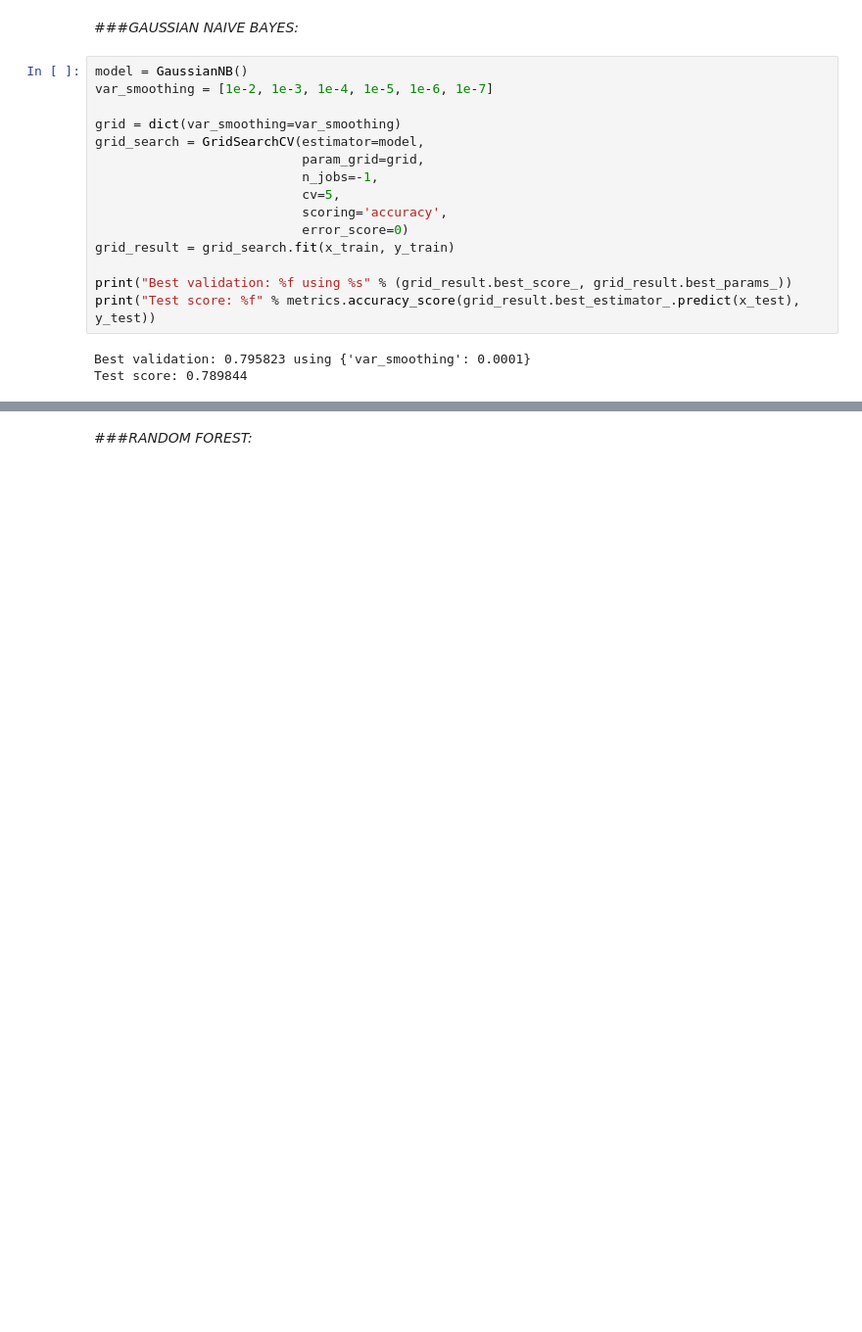
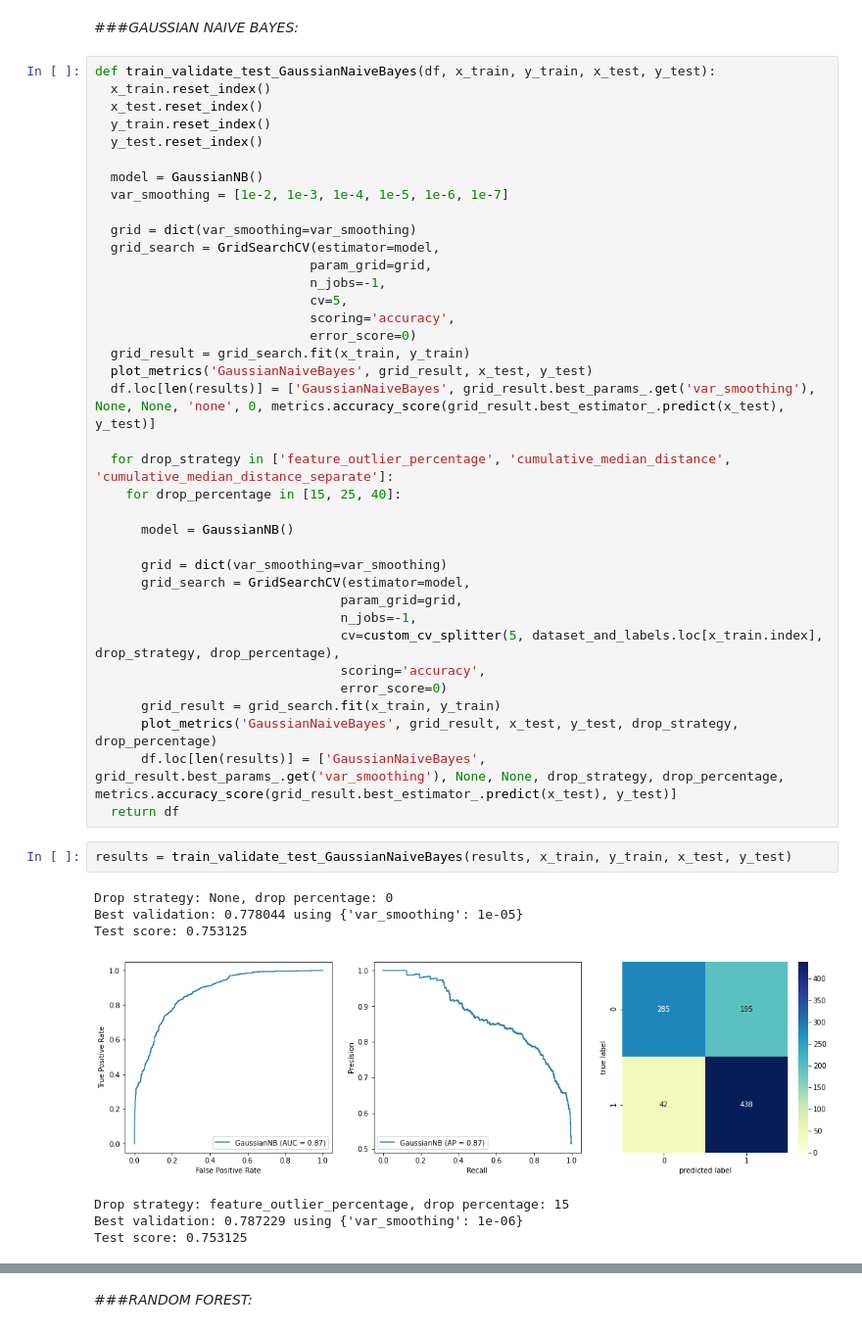
Before and after one commit to MatteoStoisa/DataSpaces_project, a Jupyter notebook: projectDataSpacesMatteoStoisa_the_spotify_hit_predictor_dataset_dataset_of_10s.ipynb, the cells around one changed output, grey strips where cells are left out. Shown at 98% size. Drawn from its saved outputs; the diff is of its cells as text; blank space fills up the shorter version.

```diff
--- a/projectDataSpacesMatteoStoisa_the_spotify_hit_predictor_dataset_dataset_of_10s.ipynb
+++ b/projectDataSpacesMatteoStoisa_the_spotify_hit_predictor_dataset_dataset_of_10s.ipynb
@@ -823,20 +663,49 @@ Test score: 0.796875
 # %% [markdown]
 ###*GAUSSIAN NAIVE BAYES:*
-# %%
-model = GaussianNB()
-var_smoothing = [1e-2, 1e-3, 1e-4, 1e-5, 1e-6, 1e-7]
-
-grid = dict(var_smoothing=var_smoothing)
-grid_search = GridSearchCV(estimator=model,
-                           param_grid=grid,
-                           n_jobs=-1,
-                           cv=5,
-                           scoring='accuracy',
-                           error_score=0)
-grid_result = grid_search.fit(x_train, y_train)
-
-print("Best validation: %f using %s" % (grid_result.best_score_, grid_result.best_params_))
-print("Test score: %f" % metrics.accuracy_score(grid_result.best_estimator_.predict(x_test), y_test))
-# %% [output]
-Best validation: 0.795823 using {'var_smoothing': 0.0001}
-Test score: 0.789844
+# %%
+def train_validate_test_GaussianNaiveBayes(df, x_train, y_train, x_test, y_test):
+  x_train.reset_index()
+  x_test.reset_index()
+  y_train.reset_index()
+  y_test.reset_index()
+
+  model = GaussianNB()
+  var_smoothing = [1e-2, 1e-3, 1e-4, 1e-5, 1e-6, 1e-7]
+
+  grid = dict(var_smoothing=var_smoothing)
+  grid_search = GridSearchCV(estimator=model,
+                            param_grid=grid,
+                            n_jobs=-1,
+                            cv=5,
+                            scoring='accuracy',
+                            error_score=0)
+  grid_result = grid_search.fit(x_train, y_train)
+  plot_metrics('GaussianNaiveBayes', grid_result, x_test, y_test)
+  df.loc[len(results)] = ['GaussianNaiveBayes', grid_result.best_params_.get('var_smoothing'), None, None, 'none', 0, metrics.accuracy_score(grid_result.best_estimator_.predict(x_test), y_test)]
+
+  for drop_strategy in ['feature_outlier_percentage', 'cumulative_median_distance', 'cumulative_median_distance_separate']:
+    for drop_percentage in [15, 25, 40]:
+
+      model = GaussianNB()
+
+      grid = dict(var_smoothing=var_smoothing)
+      grid_search = GridSearchCV(estimator=model,
+                                param_grid=grid,
+                                n_jobs=-1,
+                                cv=custom_cv_splitter(5, dataset_and_labels.loc[x_train.index], drop_strategy, drop_percentage),
+                                scoring='accuracy',
+                                error_score=0)
+      grid_result = grid_search.fit(x_train, y_train)
+      plot_metrics('GaussianNaiveBayes', grid_result, x_test, y_test, drop_strategy, drop_percentage)
+      df.loc[len(results)] = ['GaussianNaiveBayes', grid_result.best_params_.get('var_smoothing'), None, None, drop_strategy, drop_percentage, metrics.accuracy_score(grid_result.best_estimator_.predict(x_test), y_test)]
+  return df
+# %%
+results = train_validate_test_GaussianNaiveBayes(results, x_train, y_train, x_test, y_test)
+# %% [output]
+Drop strategy: None, drop percentage: 0
+Best validation: 0.778044 using {'var_smoothing': 1e-05}
+Test score: 0.753125
+[figure, added]
+Drop strategy: feature_outlier_percentage, drop percentage: 15
+Best validation: 0.787229 using {'var_smoothing': 1e-06}
+Test score: 0.753125
```
Also changed, not shown: parts of 25 cells of this notebook.
